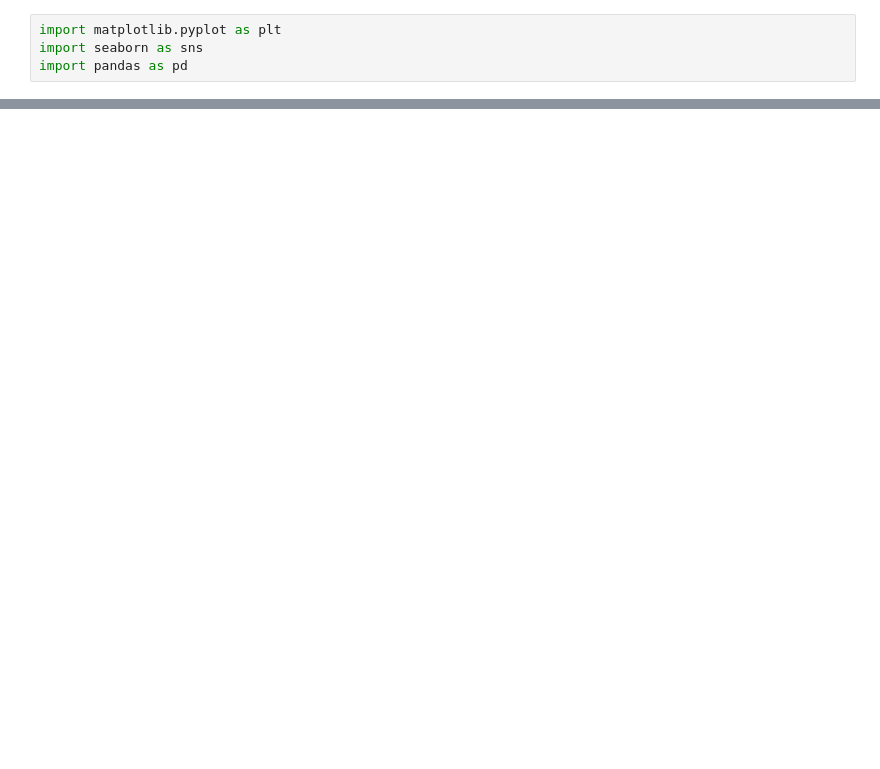
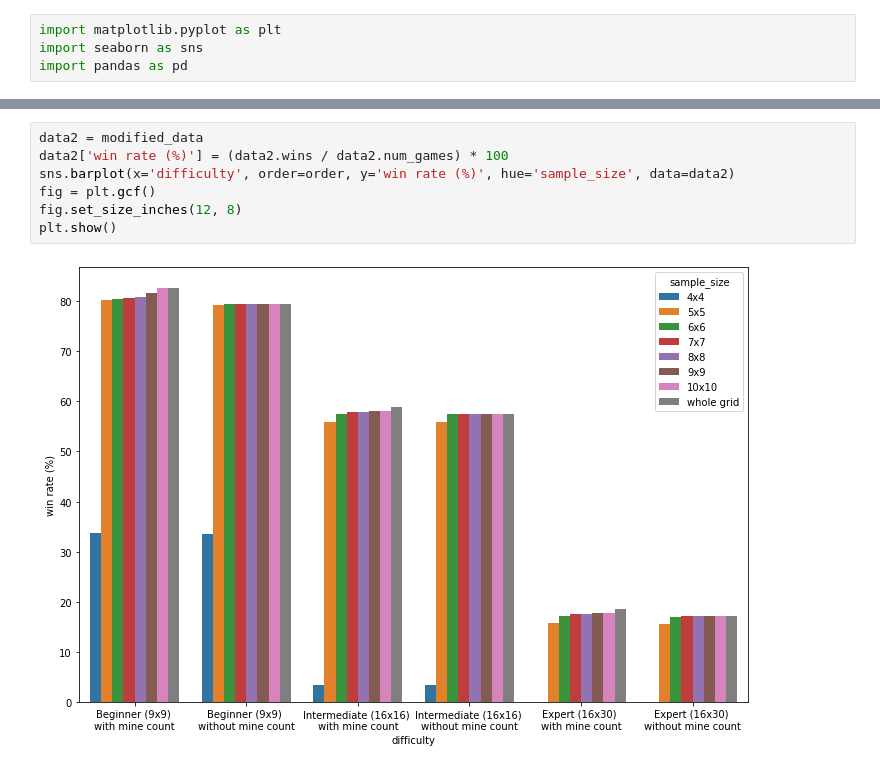
Before and after one commit to KostasKv/Minesweeper-with-AI, a Jupyter notebook: data/Untitled.ipynb, the cells around one changed output, grey strips where cells are left out. Drawn from its saved outputs; the diff is of its cells as text; blank space fills up the shorter version.

```diff
--- a/data/Untitled.ipynb
+++ b/data/Untitled.ipynb
@@ -75,0 +99,9 @@ plt.show()
+# %%
+data2 = modified_data
+data2['win rate (%)'] = (data2.wins / data2.num_games) * 100
+sns.barplot(x='difficulty', order=order, y='win rate (%)', hue='sample_size', data=data2)
+fig = plt.gcf()
+fig.set_size_inches(12, 8)
+plt.show()
+# %% [output]
+[figure, added]
```
Also changed, not shown: parts of 11 cells of this notebook, 12 other files.
